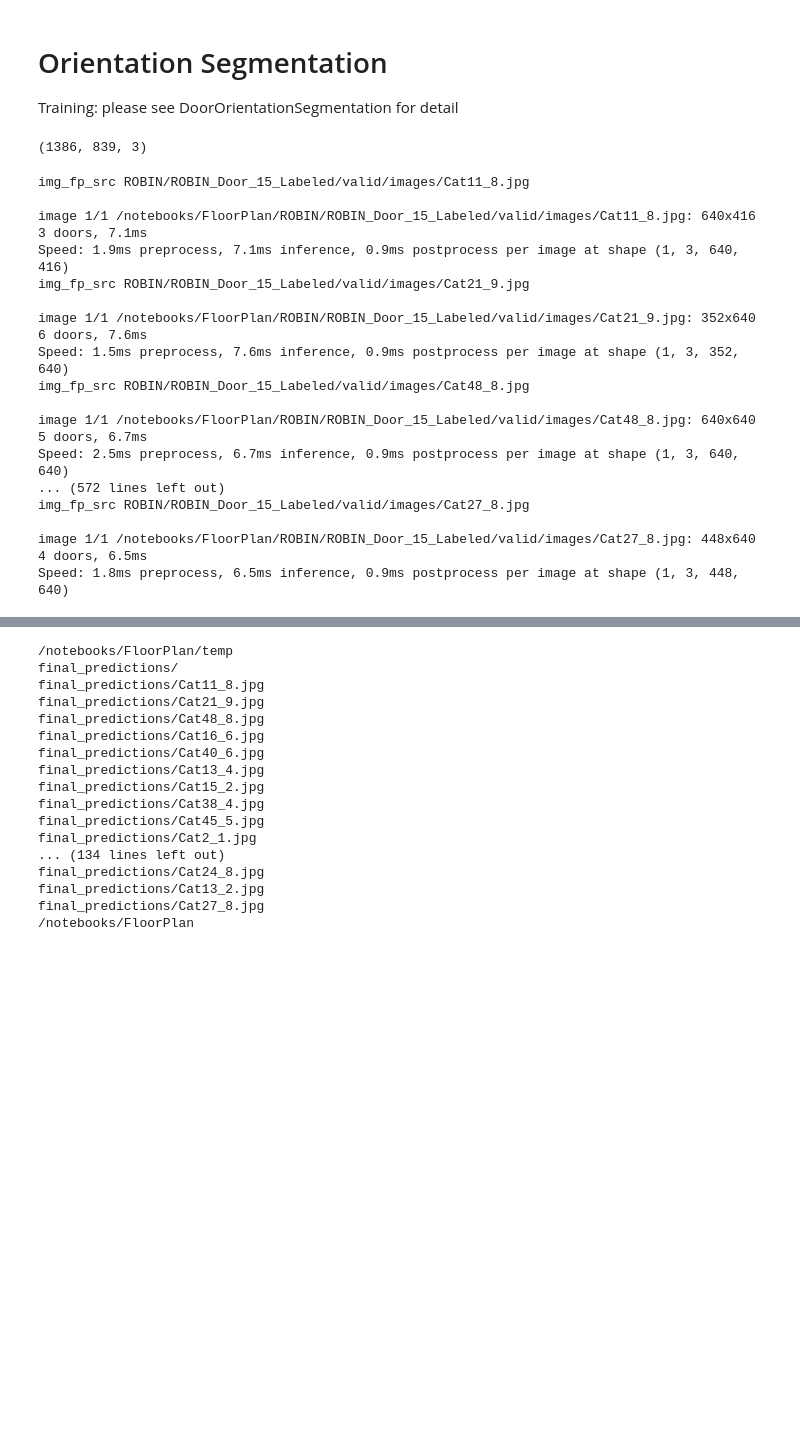
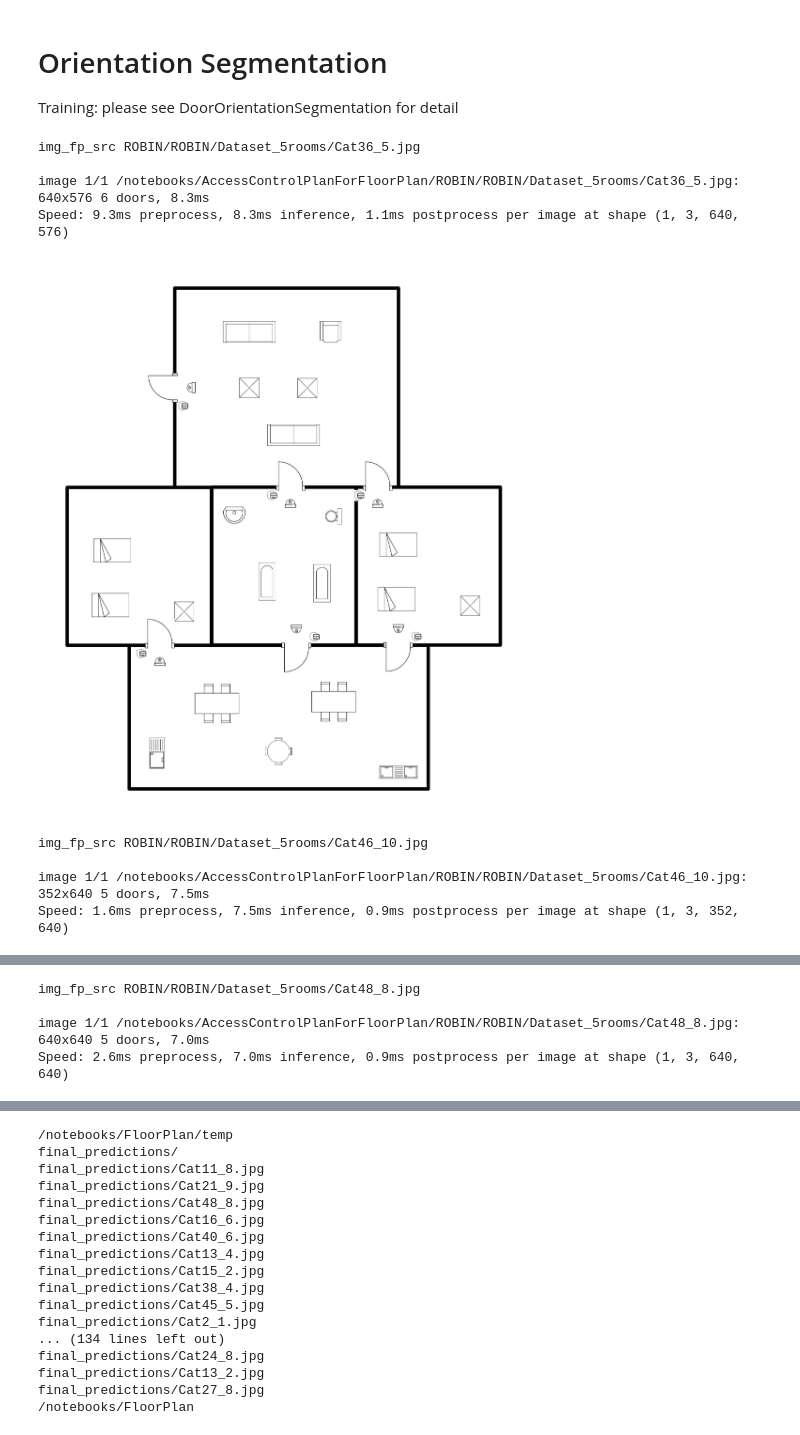
Before and after one commit to GoatWang/AccessControlPlanForFloorPlan, a Jupyter notebook: main.ipynb, the cells around one changed output, grey strips where cells are left out. Saved outputs shown, nothing was run; the diff lists cells and outputs as text; code cells hidden in the pictures; blank space fills up the shorter version.

```diff
--- a/main.ipynb
+++ b/main.ipynb
@@ -414,7 +414,6 @@ for img_fp in img_fps[:]:
         fig_fp_prefix = os.path.join(fig_dir, fig_fn_prefix)
         box = generate_door_mask(img_door, fig_fp_prefix)
 
-
         if np.random.rand() > 0.3:
             door_img_dir_curr = door_img_train
             door_txt_dir_curr = door_txt_train
@@ -423,16 +422,15 @@ for img_fp in img_fps[:]:
             door_txt_dir_curr = door_txt_valid
 
         if box is not None:
-            continue
-#             x, y, w, h = box
+            x, y, w, h = box
 
-#             filename = os.path.basename(img_fp).replace(".jpg", "") + "_" + str(door_idx).zfill(2)
-#             img_save_fp = os.path.join(door_img_dir_curr, filename+".jpg")
-#             txt_save_fp = os.path.join(door_txt_dir_curr, filename+".txt")
+            filename = os.path.basename(img_fp).replace(".jpg", "") + "_" + str(door_idx).zfill(2)
+            img_save_fp = os.path.join(door_img_dir_curr, filename+".jpg")
+            txt_save_fp = os.path.join(door_txt_dir_curr, filename+".txt")
 
-#             cv2.imwrite(img_save_fp, img_door)
-#             with open(txt_save_fp, 'w') as f:
-#                 f.write("0 %.4f %.4f %.4f %.4f\n"%(x, y, w, h))
+            cv2.imwrite(img_save_fp, img_door)
+            with open(txt_save_fp, 'w') as f:
+                f.write("0 %.4f %.4f %.4f %.4f\n"%(x, y, w, h))
         else:
             filename = os.path.basename(img_fp).replace(".jpg", "") + "_" + str(door_idx).zfill(2)
             img_save_fp = os.path.join(door_img_dir_curr, filename+".jpg")
@@ -497,10 +495,6 @@ import torch
 import numpy as np
 from DoorOrientationSegmentation import predict
 model = torch.jit.load("DoorOrientationSegmentation/weights/best.pt")
-# %%
-floorplan_img.shape
-# %% [output]
-(1386, 839, 3)
 # %%
 def clip_doors(result):
     image = cv2.cvtColor(result.orig_img.copy(), cv2.COLOR_BGR2GRAY)
@@ -532,13 +526,13 @@ cctv_offset = 40
 cctv_img_size = 48
 cctv_img = cv2.resize(cctv_img, (cctv_img_size, cctv_img_size))
 
-
 np.random.seed(2024)
 prediction_results_dir = os.path.join("temp", "final_predictions")
 Path(prediction_results_dir).mkdir(exist_ok=True, parents=True)
-img_fps = glob.glob("ROBIN/ROBIN_Door_15_Labeled/valid/images/*.jpg")
+img_fps = glob.glob("ROBIN/ROBIN/*/*.jpg")
+# img_fps = glob.glob("ROBIN/ROBIN_Door_15_Labeled/valid/images/*.jpg")
 
-for img_fp in img_fps[:]:
+for img_fp in img_fps[:3]:
     print("img_fp_src", img_fp)
     result = model_yolo(img_fp)[0]
     floorplan_img = result.orig_img.copy()
@@ -554,53 +548,49 @@ for img_fp in img_fps[:]:
         door_height = y2 - y1
         door_orientation = 'vertical' if door_height > door_width else "horizontal"
 
+        cctv_img_copy = cctv_img.copy()
         if door_orientation == 'vertical':
             door_alignment = 'left' if ((x2 + x1) / 2) < (mask.shape[1]/2) else "right"
             if door_alignment == 'left':
                 card_loc = imgx1+pad+x1-card_offset-card_img_size, imgy1+pad+y1-card_offset-card_img_size
                 cctv_loc = imgx1+pad+x1-cctv_offset-cctv_img_size, imgy1+pad+(y1+y2)/2-cctv_img_size/2
+                cctv_img_copy = np.rot90(cctv_img_copy)
             else:
                 card_loc = imgx1+pad+x2+card_offset, imgy1+pad+y2+card_offset
                 cctv_loc = imgx1+pad+x2+cctv_offset, imgy1+pad+(y1+y2)/2-cctv_img_size/2
+                cctv_img_copy = np.fliplr(np.rot90(cctv_img_copy))
         else:
             door_alignment = 'top' if ((y2 + y1) / 2) < (mask.shape[0]/2) else "bottom"
             if door_alignment == 'top':
                 card_loc = imgx1+pad+x2+card_offset, imgy1+pad+y1-card_offset-card_img_size
                 cctv_loc = imgx1+pad+(x1+x2)/2-cctv_img_size/2, imgy1+pad+y1-cctv_offset-cctv_img_size
             else:
                 card_loc = imgx1+pad+x1-card_offset-card_img_size, imgy1+pad+y2+card_offset
                 cctv_loc = imgx1+pad+(x1+x2)/2-cctv_img_size/2, imgy1+pad+y2+cctv_offset
+                cctv_img_copy = np.flipud(cctv_img_copy)
 
         card_rowst, card_rowend = int(card_loc[1]), int(card_loc[1]+card_img_size)
         card_colst, card_colend = int(card_loc[0]), int(card_loc[0]+card_img_size)
         floorplan_img[card_rowst: card_rowend, card_colst:card_colend] = card_img
 
         cctv_rowst, cctv_rowend = int(cctv_loc[1]), int(cctv_loc[1]+cctv_img_size)
         cctv_colst, cctv_colend = int(cctv_loc[0]), int(cctv_loc[0]+cctv_img_size)
-        floorplan_img[cctv_rowst: cctv_rowend, cctv_colst:cctv_colend] = cctv_img
+        floorplan_img[cctv_rowst: cctv_rowend, cctv_colst:cctv_colend] = cctv_img_copy
 
     plt.figure(figsize=(12, 12))
     plt.imshow(floorplan_img)
     plt.axis('off')
     plt.tight_layout()
-    plt.savefig(os.path.join(prediction_results_dir, os.path.basename(img_fp)))
-    plt.close()
-    # plt.show()
+    # plt.savefig(os.path.join(prediction_results_dir, os.path.basename(img_fp)))
+    # plt.close()
+    plt.show()
 # %% [output]
-img_fp_src ROBIN/ROBIN_Door_15_Labeled/valid/images/Cat11_8.jpg
+img_fp_src ROBIN/ROBIN/Dataset_5rooms/Cat36_5.jpg
 
-image 1/1 /notebooks/FloorPlan/ROBIN/ROBIN_Door_15_Labeled/valid/images/Cat11_8.jpg: 640x416 3 doors, 7.1ms
-Speed: 1.9ms preprocess, 7.1ms inference, 0.9ms postprocess per image at shape (1, 3, 640, 416)
-img_fp_src ROBIN/ROBIN_Door_15_Labeled/valid/images/Cat21_9.jpg
-
-image 1/1 /notebooks/FloorPlan/ROBIN/ROBIN_Door_15_Labeled/valid/images/Cat21_9.jpg: 352x640 6 doors, 7.6ms
-Speed: 1.5ms preprocess, 7.6ms inference, 0.9ms postprocess per image at shape (1, 3, 352, 640)
-img_fp_src ROBIN/ROBIN_Door_15_Labeled/valid/images/Cat48_8.jpg
-
-image 1/1 /notebooks/FloorPlan/ROBIN/ROBIN_Door_15_Labeled/valid/images/Cat48_8.jpg: 640x640 5 doors, 6.7ms
-Speed: 2.5ms preprocess, 6.7ms inference, 0.9ms postprocess per image at shape (1, 3, 640, 640)
-... (572 lines left out)
-img_fp_src ROBIN/ROBIN_Door_15_Labeled/valid/images/Cat27_8.jpg
-
-image 1/1 /notebooks/FloorPlan/ROBIN/ROBIN_Door_15_Labeled/valid/images/Cat27_8.jpg: 448x640 4 doors, 6.5ms
-Speed: 1.8ms preprocess, 6.5ms inference, 0.9ms postprocess per image at shape (1, 3, 448, 640)
+image 1/1 /notebooks/AccessControlPlanForFloorPlan/ROBIN/ROBIN/Dataset_5rooms/Cat36_5.jpg: 640x576 6 doors, 8.3ms
+Speed: 9.3ms preprocess, 8.3ms inference, 1.1ms postprocess per image at shape (1, 3, 640, 576)
+[figure, added]
+img_fp_src ROBIN/ROBIN/Dataset_5rooms/Cat46_10.jpg
+
+image 1/1 /notebooks/AccessControlPlanForFloorPlan/ROBIN/ROBIN/Dataset_5rooms/Cat46_10.jpg: 352x640 5 doors, 7.5ms
+Speed: 1.6ms preprocess, 7.5ms inference, 0.9ms postprocess per image at shape (1, 3, 352, 640)
@@ -606,0 +598,4 @@ Speed: 1.8ms preprocess, 6.5ms inference, 0.9ms postprocess per image at shape (
+img_fp_src ROBIN/ROBIN/Dataset_5rooms/Cat48_8.jpg
+
+image 1/1 /notebooks/AccessControlPlanForFloorPlan/ROBIN/ROBIN/Dataset_5rooms/Cat48_8.jpg: 640x640 5 doors, 7.0ms
+Speed: 2.6ms preprocess, 7.0ms inference, 0.9ms postprocess per image at shape (1, 3, 640, 640)
```
Also changed, not shown: parts of 10 cells of this notebook, 6 other files.
